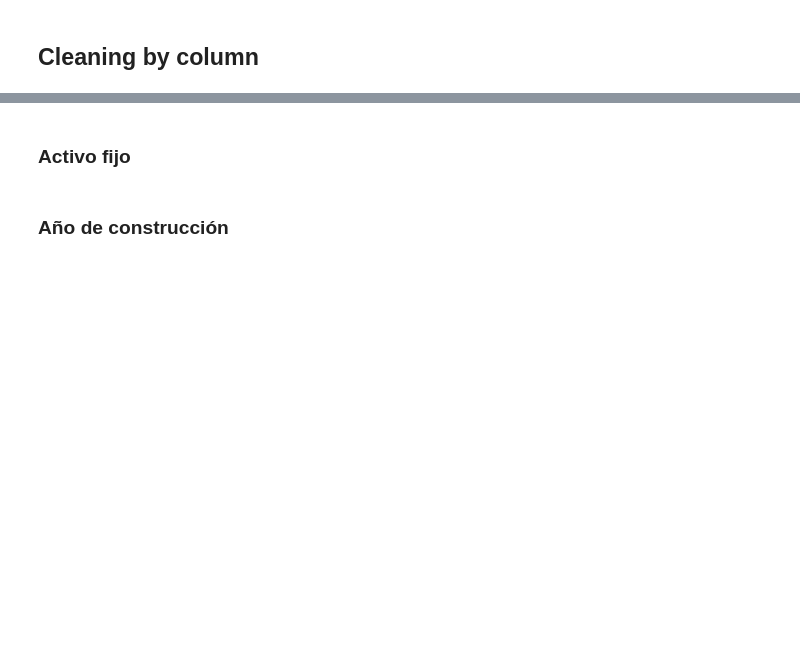
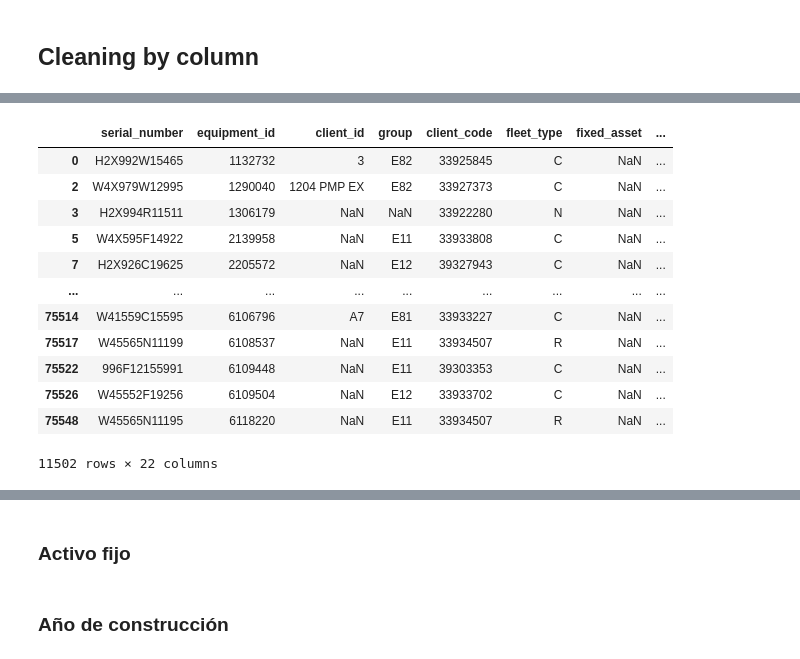
Before and after one commit to martafillol/practice_Case, a Jupyter notebook: cleaning.ipynb, the cells around one changed output, grey strips where cells are left out. Cells and saved outputs as stored; diff of their text form; code cells hidden in the pictures; blank space fills up the shorter version.

```diff
--- a/cleaning.ipynb
+++ b/cleaning.ipynb
@@ -263,7 +263,7 @@ column_mapping = {
     "Fe.puesta servicio": "service_start_date",
     "Fecha de última orden": "last_service_date",
     "Inic.garantía clte.": "warranty_start",
-    "intervalo": "equipment_type",
+    "intervalo": "equipment_type_name",
     "Mes de construcción": "construction_month",
     "País de fabricación": "country",
     "Pto.tbjo.responsable": "technician",
@@ -292,0 +317,6 @@ clean_dataset.head()
+# %%
+clean_dataset.created_date = pd.to_datetime(clean_dataset.created_date, format='%d/%m/%Y', errors='coerce')
+clean_dataset.last_modified = pd.to_datetime(clean_dataset.last_modified, format='%d/%m/%Y', errors='coerce')
+clean_dataset.service_start_date = pd.to_datetime(clean_dataset.service_start_date, format='%d/%m/%Y', errors='coerce')
+clean_dataset.last_service_date = pd.to_datetime(clean_dataset.last_service_date, format='%d/%m/%Y', errors='coerce')
+clean_dataset.warranty_start = pd.to_datetime(clean_dataset.warranty_start, format='%d/%m/%Y', errors='coerce')
@@ -292,0 +395,5 @@ clean_dataset.head()
+# %%
+#change float to int month and year. We can't convert null values directly to int, so we have to fill null values with 0.
+
+clean_dataset.construction_month = clean_dataset.construction_month.fillna(0).astype(int)
+clean_dataset.construction_year = clean_dataset.construction_year.fillna(0).astype(int)
@@ -317,0 +501,19 @@ for i in list:
+# %%
+#verify if Linde has 12 cts in serial number
+
+linde_brand = clean_dataset[clean_dataset.brand_name == "LINDE"]
+linde_brand
+# %% [output]
+|  | serial_number | equipment_id | client_id | group | client_code | fleet_type | fixed_asset | ... |
+| 0 | H2X992W15465 | 1132732 | 3 | E82 | 33925845 | C | NaN | ... |
+| 2 | W4X979W12995 | 1290040 | 1204 PMP EX | E82 | 33927373 | C | NaN | ... |
+| 3 | H2X994R11511 | 1306179 | NaN | NaN | 33922280 | N | NaN | ... |
+| 5 | W4X595F14922 | 2139958 | NaN | E11 | 33933808 | C | NaN | ... |
+| 7 | H2X926C19625 | 2205572 | NaN | E12 | 39327943 | C | NaN | ... |
+| ... | ... | ... | ... | ... | ... | ... | ... | ... |
+| 75514 | W41559C15595 | 6106796 | A7 | E81 | 33933227 | C | NaN | ... |
+| 75517 | W45565N11199 | 6108537 | NaN | E11 | 33934507 | R | NaN | ... |
+| 75522 | 996F12155991 | 6109448 | NaN | E11 | 39303353 | C | NaN | ... |
+| 75526 | W45552F19256 | 6109504 | NaN | E12 | 33933702 | C | NaN | ... |
+| 75548 | W45565N11195 | 6118220 | NaN | E11 | 33934507 | R | NaN | ... |
+11502 rows × 22 columns
```
Also changed, not shown: parts of 46 cells of this notebook.
